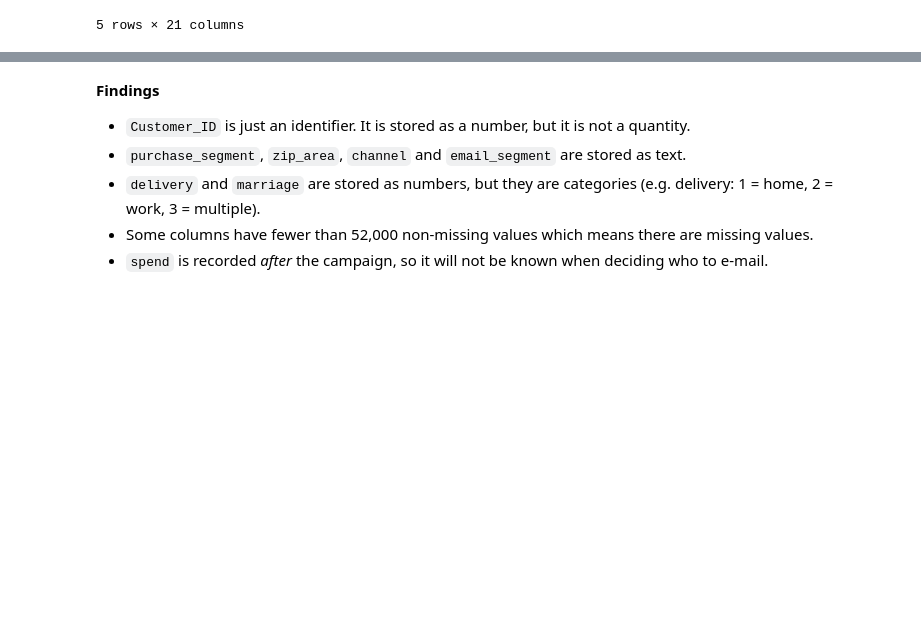
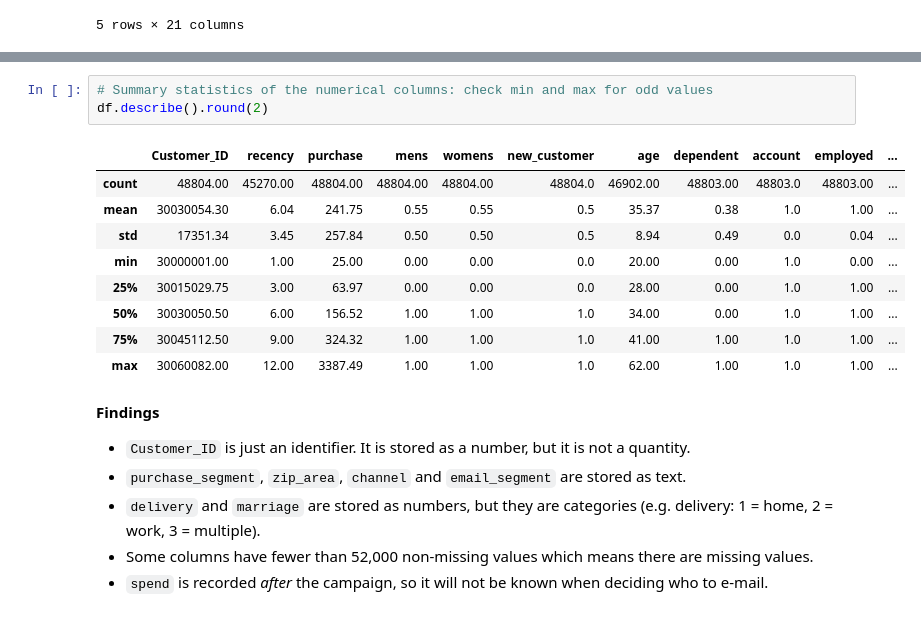
Before and after one commit to HuriyaAhmerr/AIP, a Jupyter notebook: AIP_(1).ipynb, the cells around one changed output, grey strips where cells are left out. Cells and saved outputs as stored; diff of their text form; blank space fills up the shorter version.

```diff
--- a/AIP_(1).ipynb
+++ b/AIP_(1).ipynb
@@ -115,3 +115,16 @@ memory usage: 8.3+ MB
+# %%
+# Summary statistics of the numerical columns: check min and max for odd values
+df.describe().round(2)
+# %% [output]
+|  | Customer_ID | recency | purchase | mens | womens | new_customer | age | dependent | account | employed | ... |
+| count | 48804.00 | 45270.00 | 48804.00 | 48804.00 | 48804.00 | 48804.0 | 46902.00 | 48803.00 | 48803.0 | 48803.00 | ... |
+| mean | 30030054.30 | 6.04 | 241.75 | 0.55 | 0.55 | 0.5 | 35.37 | 0.38 | 1.0 | 1.00 | ... |
+| std | 17351.34 | 3.45 | 257.84 | 0.50 | 0.50 | 0.5 | 8.94 | 0.49 | 0.0 | 0.04 | ... |
+| min | 30000001.00 | 1.00 | 25.00 | 0.00 | 0.00 | 0.0 | 20.00 | 0.00 | 1.0 | 0.00 | ... |
+| 25% | 30015029.75 | 3.00 | 63.97 | 0.00 | 0.00 | 0.0 | 28.00 | 0.00 | 1.0 | 1.00 | ... |
+| 50% | 30030050.50 | 6.00 | 156.52 | 1.00 | 1.00 | 1.0 | 34.00 | 0.00 | 1.0 | 1.00 | ... |
+| 75% | 30045112.50 | 9.00 | 324.32 | 1.00 | 1.00 | 1.0 | 41.00 | 1.00 | 1.0 | 1.00 | ... |
+| max | 30060082.00 | 12.00 | 3387.49 | 1.00 | 1.00 | 1.0 | 62.00 | 1.00 | 1.0 | 1.00 | ... |
 # %% [markdown]
 **Findings**
 - `Customer_ID` is just an identifier. It is stored as a number, but it is not a quantity.
```
Also changed, not shown: parts of 6 cells of this notebook.
